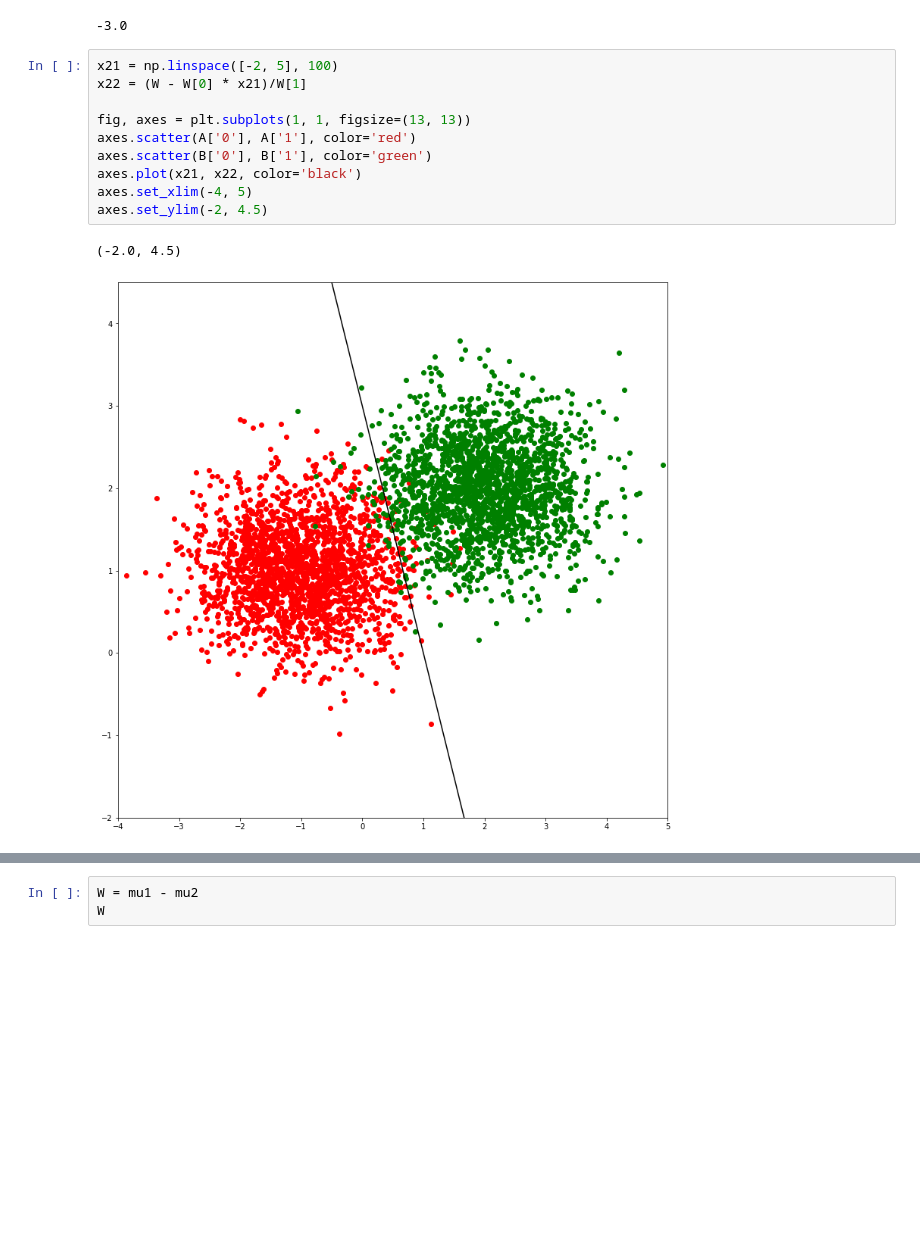
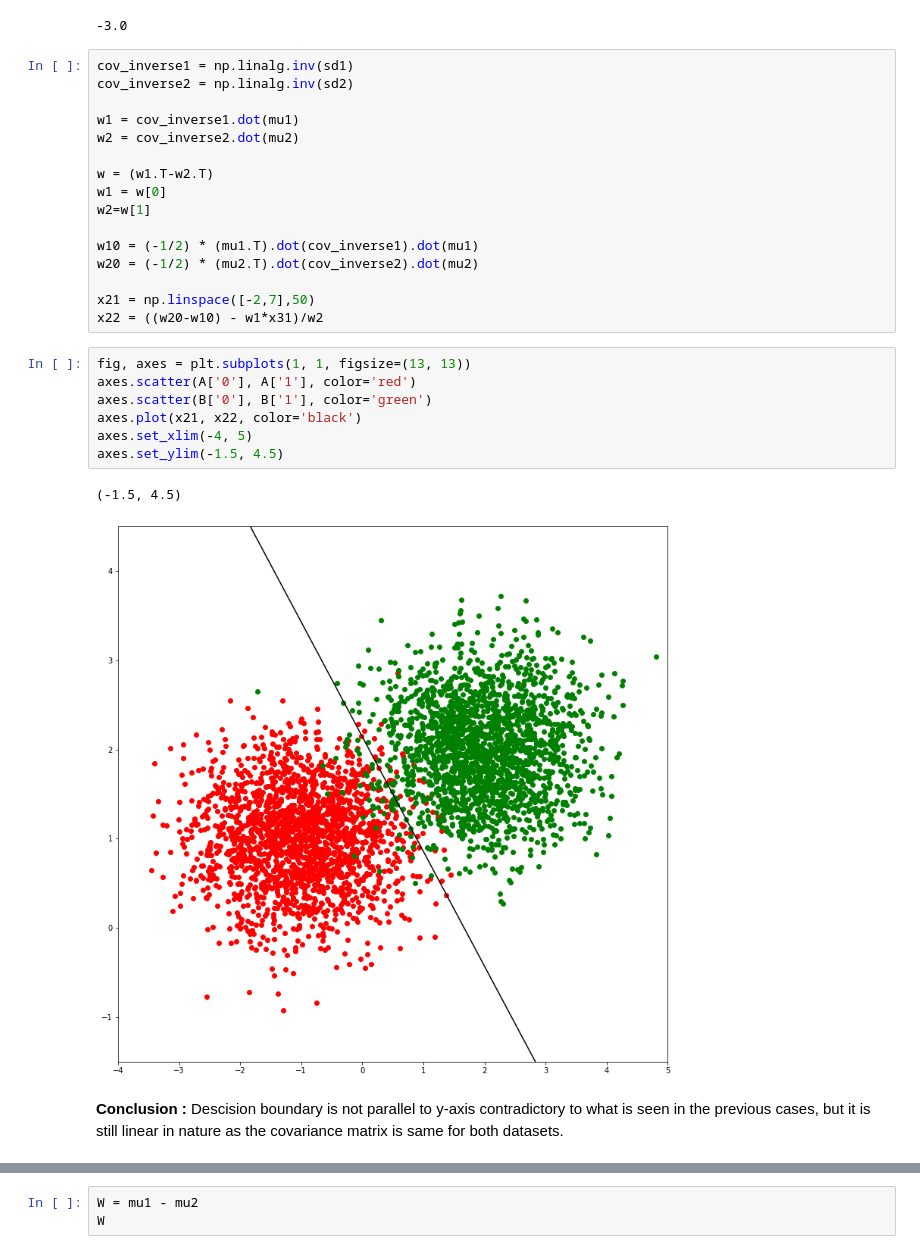
Before and after one commit to Rohanjos97/machine-learning-assignments, a Jupyter notebook: Assignment 5/Assignment5.ipynb, the cells around one changed output, grey strips where cells are left out. Drawn from its saved outputs; the diff is of its cells as text; blank space fills up the shorter version.

```diff
--- a/Assignment 5/Assignment5.ipynb
+++ b/Assignment 5/Assignment5.ipynb
@@ -155,17 +160,32 @@ array([0.5, 1.5])
 np.dot(W.T, X0)
 # %% [output]
 -3.0
+# %%
+cov_inverse1 = np.linalg.inv(sd1)
+cov_inverse2 = np.linalg.inv(sd2)
+
+w1 = cov_inverse1.dot(mu1)
+w2 = cov_inverse2.dot(mu2)
+
+w = (w1.T-w2.T)
+w1 = w[0]
+w2=w[1]
+
+w10 = (-1/2) * (mu1.T).dot(cov_inverse1).dot(mu1)
+w20 = (-1/2) * (mu2.T).dot(cov_inverse2).dot(mu2)
+
+x21 = np.linspace([-2,7],50)
+x22 = ((w20-w10) - w1*x31)/w2
 # %%
-x21 = np.linspace([-2, 5], 100)
-x22 = (W - W[0] * x21)/W[1]
-
 fig, axes = plt.subplots(1, 1, figsize=(13, 13))
 axes.scatter(A['0'], A['1'], color='red')
 axes.scatter(B['0'], B['1'], color='green')
 axes.plot(x21, x22, color='black')
 axes.set_xlim(-4, 5)
-axes.set_ylim(-2, 4.5)
+axes.set_ylim(-1.5, 4.5)
 # %% [output]
-(-2.0, 4.5)
+(-1.5, 4.5)
-[figure, old version]
+[figure, new version]
+# %% [markdown]
+**Conclusion :** Descision boundary is not parallel to y-axis contradictory to what is seen in the previous cases, but it is still linear in nature as the covariance matrix is same for both datasets.
 # %% [markdown]
```
Also changed, not shown: parts of 16 cells of this notebook.
